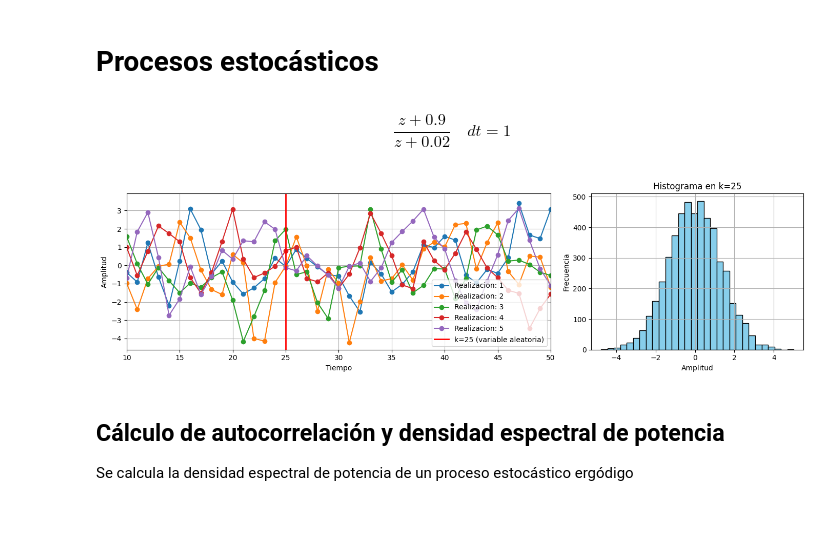
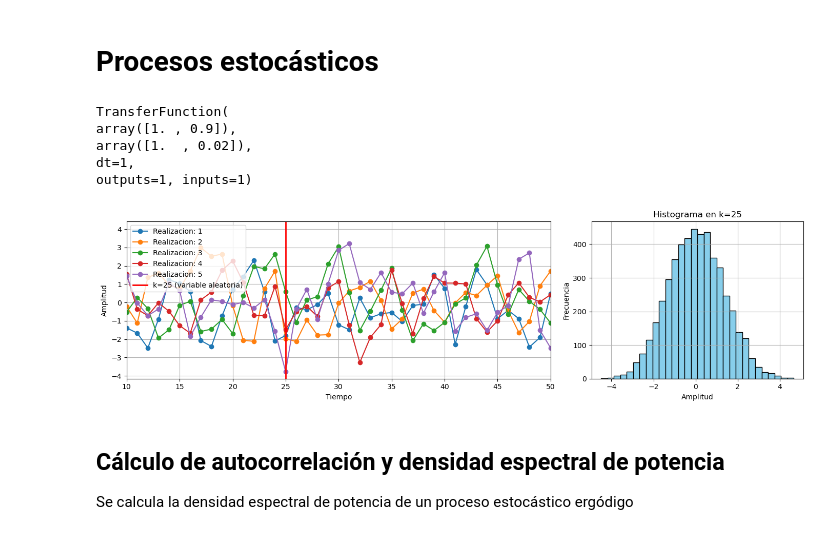
Before and after one commit to pgonfiuba/ica, a Jupyter notebook: 2. Modelo de perturbaciones/procesos_estocasticos.ipynb, the cells around one changed output. Cells and saved outputs as stored; diff of their text form; code cells hidden in the pictures.

```diff
--- a/2. Modelo de perturbaciones/procesos_estocasticos.ipynb
+++ b/2. Modelo de perturbaciones/procesos_estocasticos.ipynb
@@ -11,37 +11,41 @@ N_samples = 100
 N_realizations = 5000
 w = np.random.randn(N_samples, N_realizations)
 
 G = ctrl.TransferFunction([1, 0.9], [1, 0.02],1)  # Filtro de primer orden
 display(G)
 
 fig, (ax1, ax2) = plt.subplots(1, 2, figsize=(14, 4), gridspec_kw={'width_ratios': [2, 1]})
 for omega in range(5):
     U=w[:,omega]
-    _,x = ctrl.forced_response(G,U=e[:,omega])
+    _,x = ctrl.forced_response(G,U=U)
     ax1.plot(x,'o-',label=f"Realizacion: {omega+1}")
 ax1.axvline(x=25, color='r', linestyle='-', linewidth=2, label='k=25 (variable aleatoria)')
 ax1.set_xlabel('Tiempo')
 ax1.set_ylabel('Amplitud')
 ax1.legend()
 ax1.grid()
 ax1.set_xlim((10, 50))
 
 # Histograma en k=25 para las 100 realizaciones
 valores_k25 = []
 for omega in range(N_realizations):
-    _, x = ctrl.forced_response(G, U=e[:, omega])
+    _, x = ctrl.forced_response(G, U=w[:, omega])
     valores_k25.append(x[25])
 ax2.hist(valores_k25, bins=30, color='skyblue', edgecolor='k')
 ax2.set_title('Histograma en k=25')
 ax2.set_xlabel('Amplitud')
 ax2.set_ylabel('Frecuencia')
 ax2.grid()
 
 plt.tight_layout()
 plt.show()
 # %% [output]
-$$\frac{z + 0.9}{z + 0.02}\quad dt = 1$$
+TransferFunction(
+array([1. , 0.9]),
+array([1.  , 0.02]),
+dt=1,
+outputs=1, inputs=1)
-[figure, old version]
+[figure, new version]
 # %% [markdown]
 ## Cálculo de autocorrelación y densidad espectral de potencia
 
```
Also changed, not shown: parts of 4 cells of this notebook.
